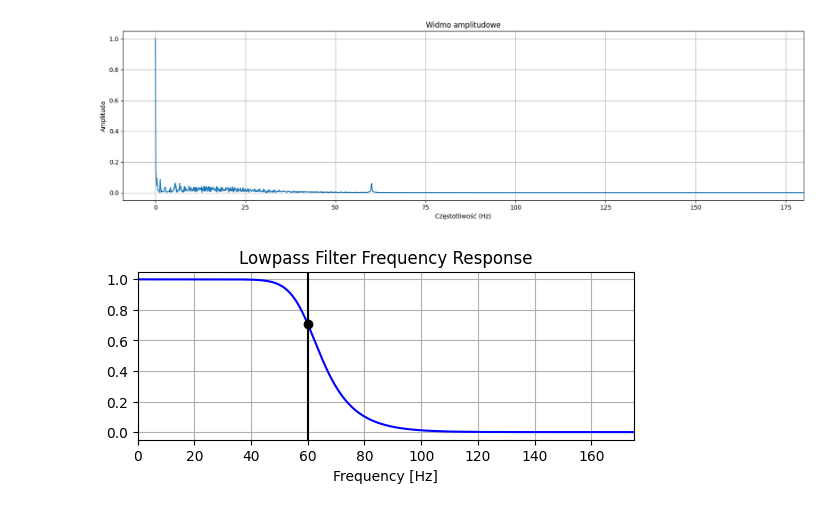
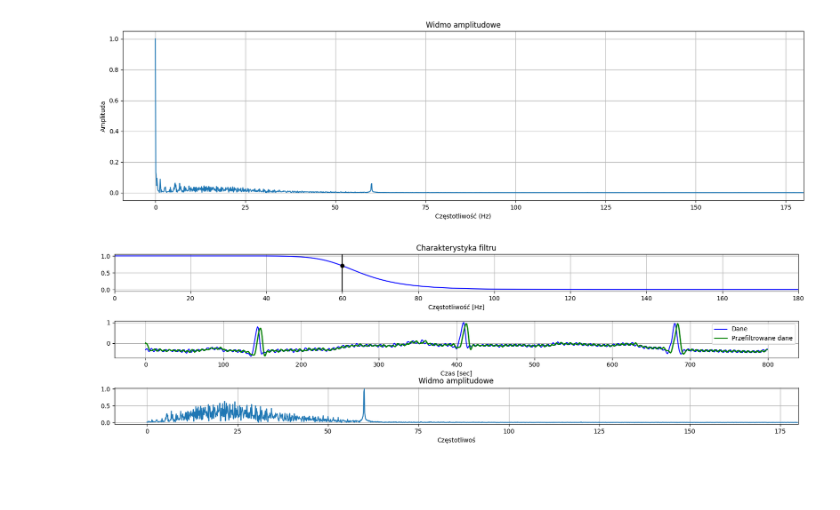
Before and after one commit to krysx7003/CPSO, a Jupyter notebook: Lab1/Cw4.ipynb, the cells around one changed output. Drawn from its saved outputs; the diff is of its cells as text; code cells hidden in the pictures; blank space fills up the shorter version.

```diff
--- a/Lab1/Cw4.ipynb
+++ b/Lab1/Cw4.ipynb
@@ -61,22 +61,48 @@ plt.show()
 [figure]
 # %%
 order = 6
-fs = 350
+fs = 360
 cutoff = 60
 
 b,a = sci.butter(order,cutoff,fs=fs,btype='low',analog=False)
 
 w, h = sci.freqz(b, a, fs=fs, worN=8000)
-plt.subplot(2, 1, 1)
+
+plt.figure(figsize=(20,5))
+plt.subplot(3, 1, 1)
 plt.plot(w, np.abs(h), 'b')
 plt.plot(cutoff, 0.5*np.sqrt(2), 'ko')
 plt.axvline(cutoff, color='k')
 plt.xlim(0, 0.5*fs)
 plt.title("Charakterystyka filtru")
 plt.xlabel('Częstotliwość [Hz]')
 plt.grid()
 
-b, a = sci.butter_lowpass(cutoff, fs, order=order)
 y = sci.lfilter(b, a, data_frame['data'])
+
+plt.subplot(3, 1, 2)
+plt.plot(data_frame['data'][:len(data_frame)//4] , 'b-', label='Dane')
+plt.plot( y[:len(data_frame)//4], 'g-', linewidth=2, label='Przefiltrowane dane')
+plt.legend()
+plt.xlabel('Czas [sec]')
+plt.grid()
+
+fourier1 = np.fft.fft(data_frame['data']-y)
+
+widmo = np.abs(fourier1)
+abs_widmo = widmo / np.max(widmo)
+freq = np.fft.fftfreq(t,1/fs)
+pos_freq = freq[:len(freq)//2]
+pos_widmo = abs_widmo[:len(abs_widmo)//2]
+
+plt.subplot(3,1,3)
+plt.plot(pos_freq,pos_widmo)
+plt.xlim(right = fs/2)
+plt.grid(True)
+plt.title("Widmo amplitudowe")
+plt.xlabel('Częstotliwoś')
+
+plt.subplots_adjust(hspace=0.8)
+plt.show()
 # %% [output]
-[figure, old version]
+[figure, new version]
```
Also changed, not shown: parts of 1 cell of this notebook, 1 other file.
